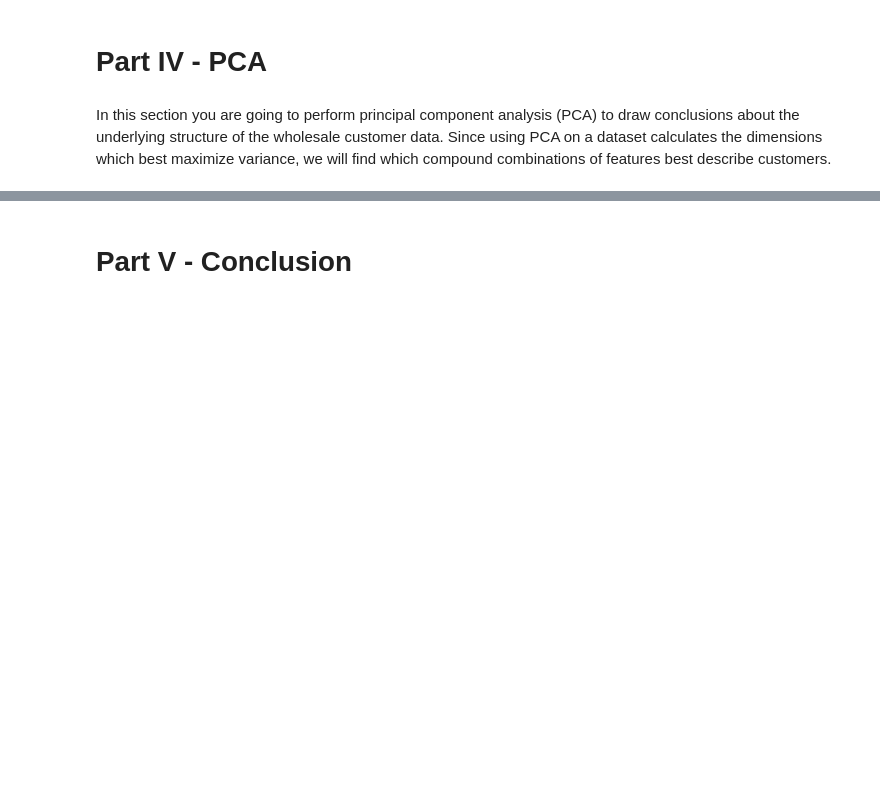
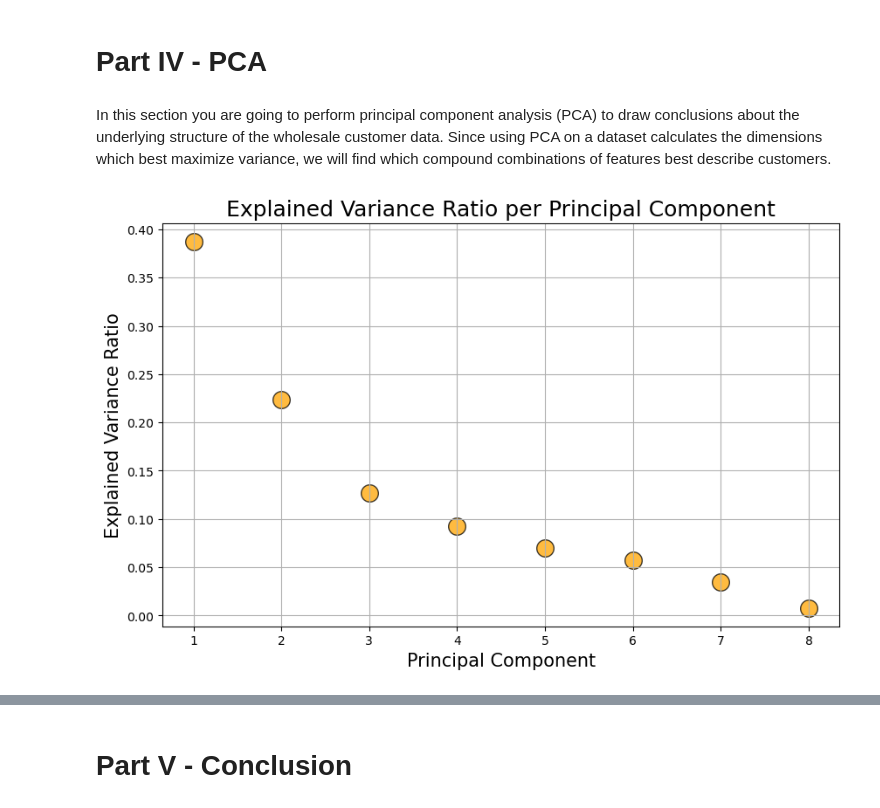
Before and after one commit to alocken/ML-Project-Unsupervised-Learning, a Jupyter notebook: Unsupervised Learning - Project.ipynb, the cells around one changed output, grey strips where cells are left out. Saved outputs shown, nothing was run; the diff lists cells and outputs as text; code cells hidden in the pictures; blank space fills up the shorter version.

```diff
--- a/Unsupervised Learning - Project.ipynb
+++ b/Unsupervised Learning - Project.ipynb
@@ -467,3 +467,39 @@ df.groupby('HC_Cluster').mean()
 # Part IV - PCA
 # %% [markdown]
 In this section you are going to perform principal component analysis (PCA) to draw conclusions about the underlying structure of the wholesale customer data. Since using PCA on a dataset calculates the dimensions which best maximize variance, we will find which compound combinations of features best describe customers.
+# %%
+from sklearn.preprocessing import StandardScaler
+
+#numeric features
+X = df.select_dtypes(include='number').drop(columns=['Cluster', 'HC_Cluster'], errors='ignore')
+
+#standardize data
+scaler = StandardScaler()
+X_scaled = scaler.fit_transform(X)
+# %%
+from sklearn.decomposition import PCA
+
+#PCA with all components
+pca = PCA(n_components=None)
+X_pca = pca.fit_transform(X_scaled)
+
+# DF all PCA components
+pca_df = pd.DataFrame(X_pca, columns=[f'PC{i+1}' for i in range(X_pca.shape[1])])
+# %%
+import numpy as np
+import matplotlib.pyplot as plt
+
+#variance attributed to each principal component
+plt.figure(figsize=(10, 6))
+plt.scatter(
+    x=range(1, len(pca.explained_variance_ratio_) + 1),
+    y=pca.explained_variance_ratio_,
+    s=200, alpha=0.75, c='orange', edgecolor='k'
+)
+plt.xlabel("Principal Component", fontsize=15)
+plt.ylabel("Explained Variance Ratio", fontsize=15)
+plt.title("Explained Variance Ratio per Principal Component", fontsize=18)
+plt.grid(True)
+plt.show()
+# %% [output]
+[figure, added]
```
Also changed, not shown: parts of 4 cells of this notebook, 1 other file.
